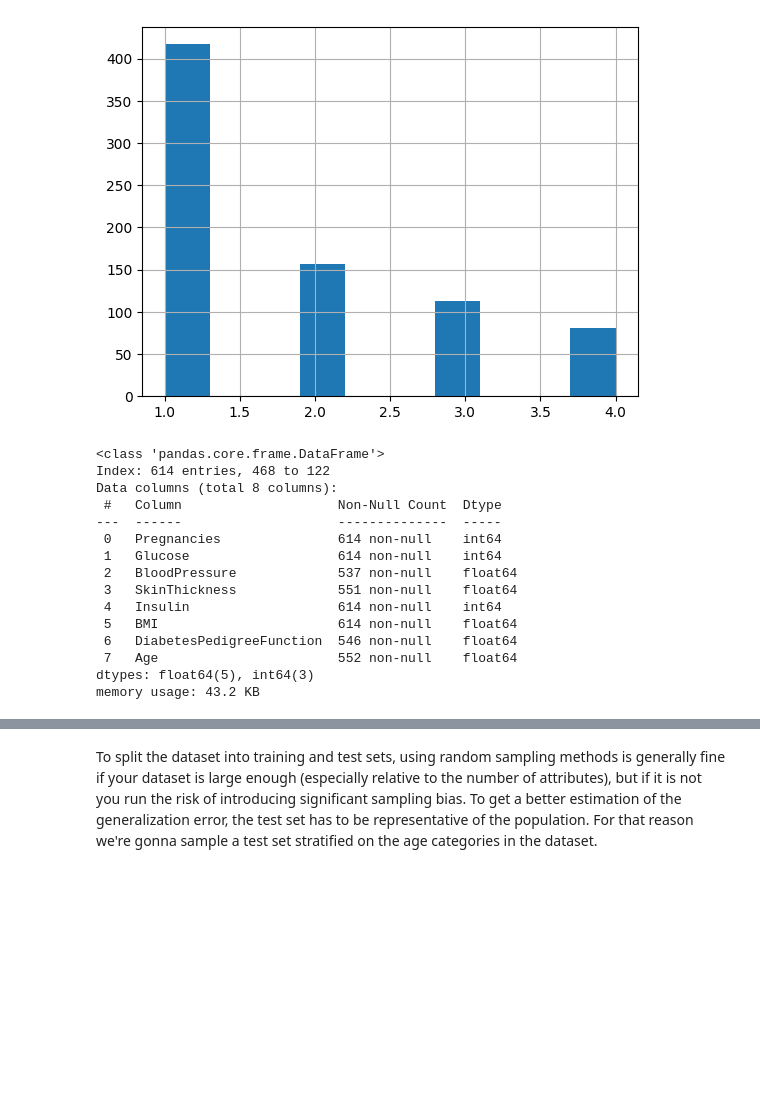
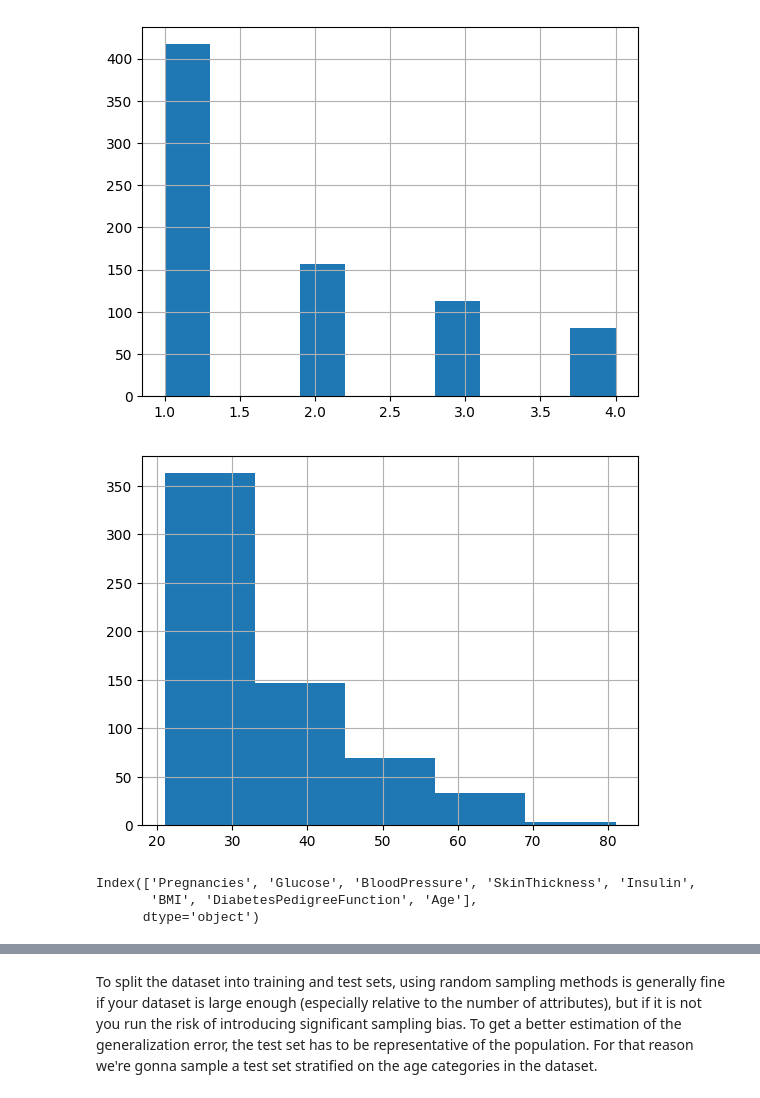
Before and after one commit to BADRYZ/projet_BI, a Jupyter notebook: diabetes.ipynb, the cells around one changed output, grey strips where cells are left out. Cells and saved outputs as stored; diff of their text form; code cells hidden in the pictures; blank space fills up the shorter version.

```diff
--- a/diabetes.ipynb
+++ b/diabetes.ipynb
@@ -105,6 +103,11 @@ plt.show()
 # %%
 from sklearn.model_selection import train_test_split
 
-train_set, test_set = train_test_split(diabetes, test_size=0.2, stratify=diabetes["Age_cat"], random_state=42)
+train_set, test_set = train_test_split(diabetes, test_size=0.8, stratify=diabetes["Age_cat"],random_state=42)
+# %%
+test_set["Age"].hist(bins=5)
+plt.show()
+# %% [output]
+[figure, added]
 # %%
 # Drop Age_cat column because we won't use it again
@@ -153,20 +117,0 @@ def missing_method(raw_data, mechanism='mcar', method='uniform', missing_thresho
-# %%
-train_set, mask = missing_method(train_set, mechanism="mcar", method="random", missing_threshold=0.1, random_state=42)
-
-train_set.info()
-# %% [output]
-<class 'pandas.core.frame.DataFrame'>
-Index: 614 entries, 468 to 122
-Data columns (total 8 columns):
- #   Column                    Non-Null Count  Dtype
----  ------                    --------------  -----
- 0   Pregnancies               614 non-null    int64
- 1   Glucose                   614 non-null    int64
- 2   BloodPressure             537 non-null    float64
- 3   SkinThickness             551 non-null    float64
- 4   Insulin                   614 non-null    int64
- 5   BMI                       614 non-null    float64
- 6   DiabetesPedigreeFunction  546 non-null    float64
- 7   Age                       552 non-null    float64
-dtypes: float64(5), int64(3)
-memory usage: 43.2 KB
@@ -172,0 +121,6 @@ memory usage: 43.2 KB
+# %%
+diabetes.columns
+# %% [output]
+Index(['Pregnancies', 'Glucose', 'BloodPressure', 'SkinThickness', 'Insulin',
+       'BMI', 'DiabetesPedigreeFunction', 'Age'],
+      dtype='object')
```
Also changed, not shown: parts of 20 cells of this notebook, 3 other files.
